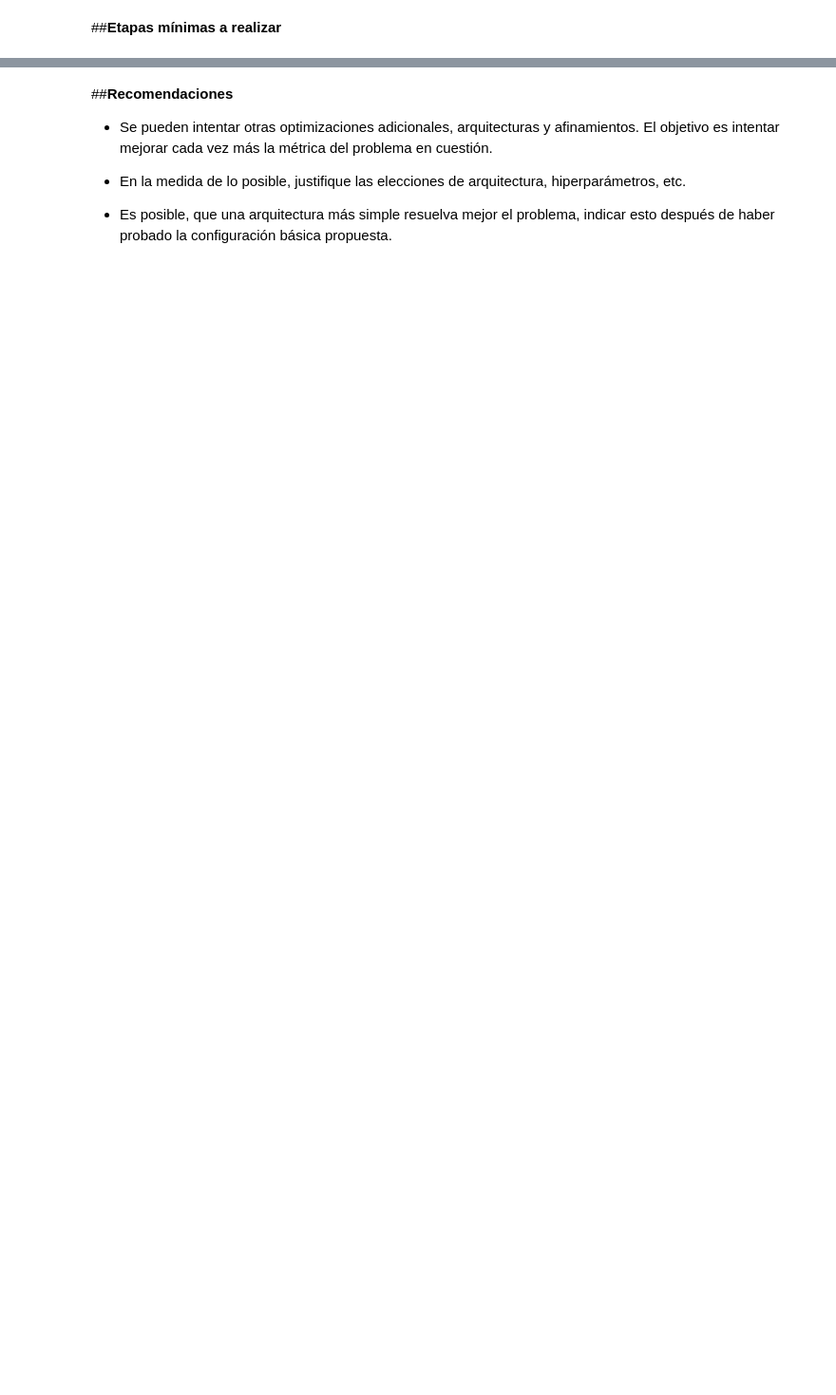
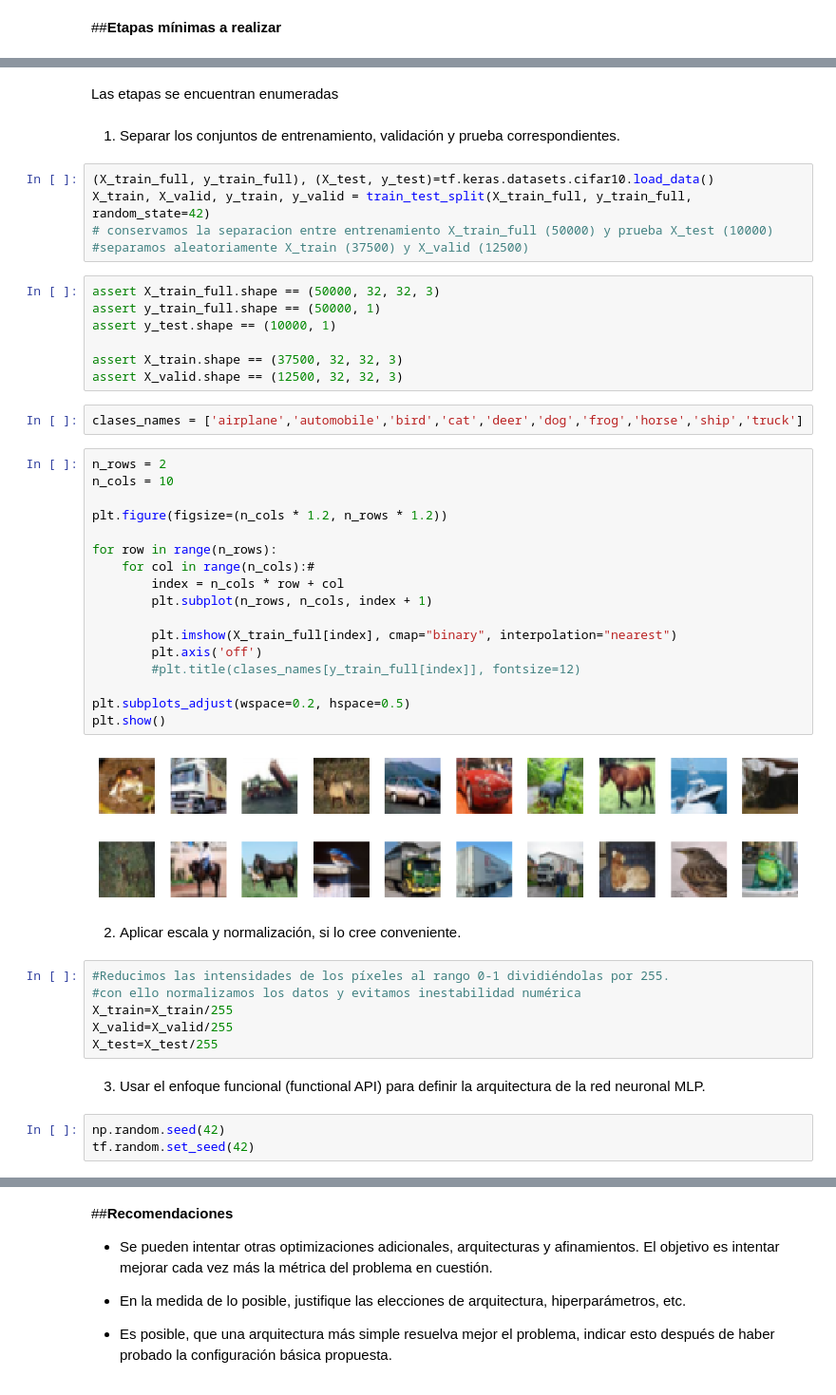
Before and after one commit to Ricardomanuel1/Maestr-a_Ciencia_de_Datos, a Jupyter notebook: MACHINE LEARNING Y DEEP LEARNING/ProyectoMLP1.ipynb, the cells around one changed output, grey strips where cells are left out. Shown at 95% size. Saved outputs shown, nothing was run; the diff lists cells and outputs as text; blank space fills up the shorter version.

```diff
--- a/MACHINE LEARNING Y DEEP LEARNING/ProyectoMLP1.ipynb
+++ b/MACHINE LEARNING Y DEEP LEARNING/ProyectoMLP1.ipynb
@@ -42,0 +47,50 @@ assert y_test.shape == (10000, 1)
+# %% [markdown]
+Las etapas se encuentran enumeradas
+# %% [markdown]
+1. Separar los conjuntos de entrenamiento, validación y prueba correspondientes.
+# %%
+(X_train_full, y_train_full), (X_test, y_test)=tf.keras.datasets.cifar10.load_data()
+X_train, X_valid, y_train, y_valid = train_test_split(X_train_full, y_train_full, random_state=42)
+# conservamos la separacion entre entrenamiento X_train_full (50000) y prueba X_test (10000)
+#separamos aleatoriamente X_train (37500) y X_valid (12500)
+# %%
+assert X_train_full.shape == (50000, 32, 32, 3)
+assert y_train_full.shape == (50000, 1)
+assert y_test.shape == (10000, 1)
+
+assert X_train.shape == (37500, 32, 32, 3)
+assert X_valid.shape == (12500, 32, 32, 3)
+# %%
+clases_names = ['airplane','automobile','bird','cat','deer','dog','frog','horse','ship','truck']
+# %%
+n_rows = 2
+n_cols = 10
+
+plt.figure(figsize=(n_cols * 1.2, n_rows * 1.2))
+
+for row in range(n_rows):
+    for col in range(n_cols):#
+        index = n_cols * row + col
+        plt.subplot(n_rows, n_cols, index + 1)
+
+        plt.imshow(X_train_full[index], cmap="binary", interpolation="nearest")
+        plt.axis('off')
+        #plt.title(clases_names[y_train_full[index]], fontsize=12)
+
+plt.subplots_adjust(wspace=0.2, hspace=0.5)
+plt.show()
+# %% [output]
+[figure, added]
+# %% [markdown]
+2. Aplicar escala y normalización, si lo cree conveniente.
+# %%
+#Reducimos las intensidades de los píxeles al rango 0-1 dividiéndolas por 255.
+#con ello normalizamos los datos y evitamos inestabilidad numérica
+X_train=X_train/255
+X_valid=X_valid/255
+X_test=X_test/255
+# %% [markdown]
+3. Usar el enfoque funcional (functional API) para definir la arquitectura de la red neuronal MLP.
+# %%
+np.random.seed(42)
+tf.random.set_seed(42)
```
Also changed, not shown: parts of 26 cells of this notebook.
